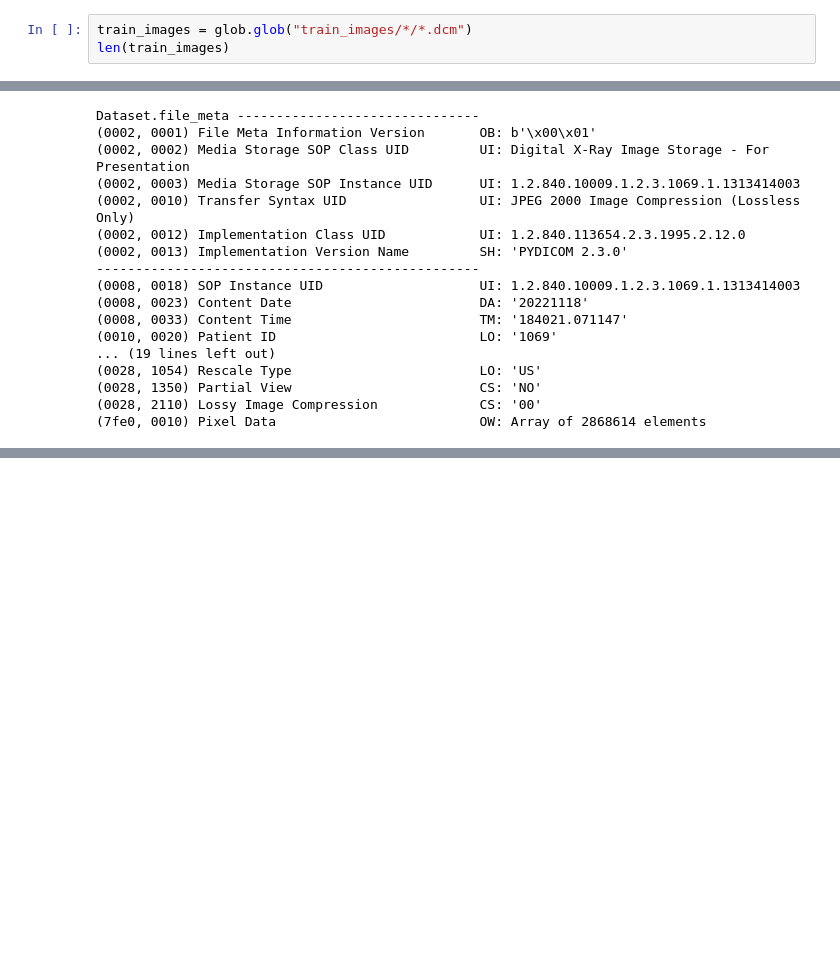
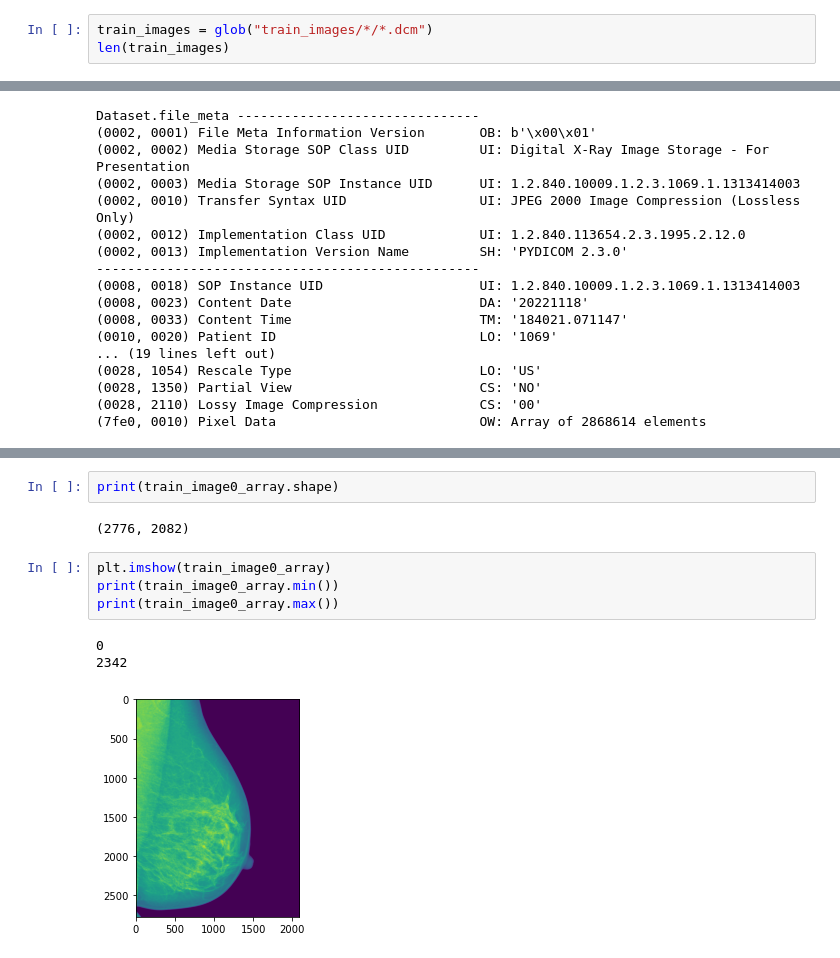
Before and after one commit to xueweichen0110/rnsa_mammography, a Jupyter notebook: rnsa_cnn_init.ipynb, the cells around one changed output, grey strips where cells are left out. Saved outputs shown, nothing was run; the diff lists cells and outputs as text; blank space fills up the shorter version.

```diff
--- a/rnsa_cnn_init.ipynb
+++ b/rnsa_cnn_init.ipynb
@@ -85,7 +91,7 @@ machine_id       1
 prediction_id    2
 dtype: int64
 # %%
-train_images = glob.glob("train_images/*/*.dcm")
+train_images = glob("train_images/*/*.dcm")
 len(train_images)
 # %% [output]
 54706
@@ -120,0 +135,12 @@ NotImplementedError: The pixel data with transfer syntax JPEG 2000 Image Compres
+# %%
+print(train_image0_array.shape)
+# %% [output]
+(2776, 2082)
+# %%
+plt.imshow(train_image0_array)
+print(train_image0_array.min())
+print(train_image0_array.max())
+# %% [output]
+0
+2342
+[figure, added]
```
Also changed, not shown: parts of 13 cells of this notebook.
